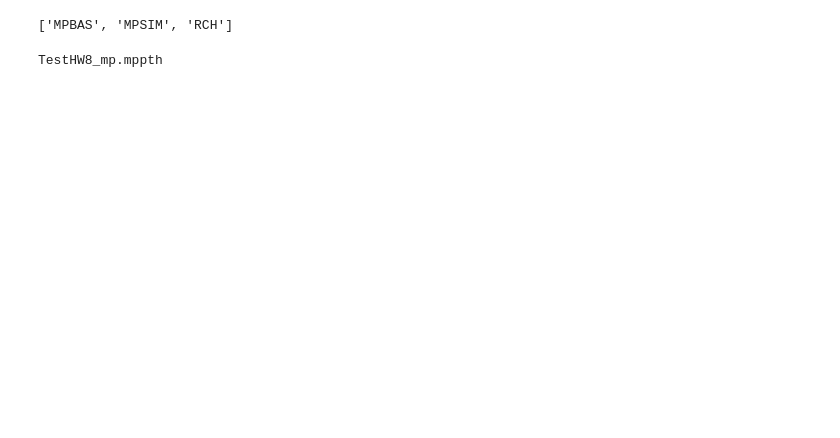
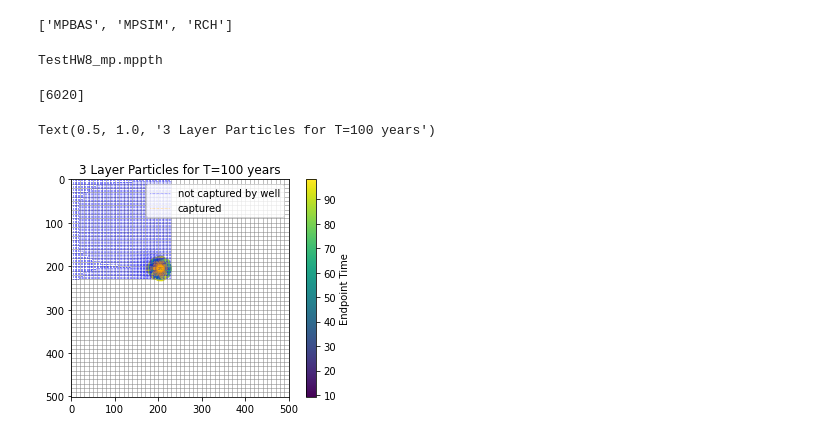
Before and after one commit to GW-modelling-Spring2021/hws-PortilloD, a Jupyter notebook: Assignment/HW8 ReverseMidterm/TestHW8.ipynb, the cells around one changed output. Drawn from its saved outputs; the diff is of its cells as text; code cells hidden in the pictures; blank space fills up the shorter version.

Commit message:
HW 8 WHAT PARTICLES
Lets see if this is riight.....

```diff
--- a/Assignment/HW8 ReverseMidterm/TestHW8.ipynb
+++ b/Assignment/HW8 ReverseMidterm/TestHW8.ipynb
@@ -23,8 +23,8 @@ import csv
 ### 1. Create the model
 # %%
 modelname = "TestHW8"
-#moddir=r"C:\Users\Dalia\OneDrive\Documents\SPRING21\582-GWMod\hws-PortilloD\Assignment\HW8 ReverseMidterm\mf2005.exe"
-moddir=r"C:\Users\Quilson2\OneDrive\Documents\SPRING21\582-GWMod\hws-PortilloD\Assignment\HW8 ReverseMidterm\mf2005.exe"
+moddir=r"C:\Users\Dalia\OneDrive\Documents\SPRING21\582-GWMod\hws-PortilloD\Assignment\HW8 ReverseMidterm\mf2005.exe"
+#moddir=r"C:\Users\Quilson2\OneDrive\Documents\SPRING21\582-GWMod\hws-PortilloD\Assignment\HW8 ReverseMidterm\mf2005.exe"
 m = flopy.modflow.Modflow(modelname, exe_name = moddir)
 # %%
 #optional delete old run files
@@ -522,3 +524,5 @@ nodewell3 = m.dis.get_node([(2,well_loc[1], well_loc[2])])
 print(nodewell3)
 pwell3 = pthobj.get_destination_pathline_data(dest_cells=nodewell3)
 ewell3 = e3.get_destination_endpoint_data(dest_cells=nodewell3)
+# %% [output]
+[6020]
@@ -525,30 +533,34 @@ ewell3 = e3.get_destination_endpoint_data(dest_cells=nodewell3)
 # %%
 #f, axes = plt.plot(figsize=(10, 5))
 
 '''ax = axes[0]
 #fig = plt.figure(figsize=(10, 10))
 #ax = fig.add_subplot(1, 1, 1)
 
 ax.set_aspect('equal')
 ax.set_title('1 Layer Scenario Flowlines')
 mm = flopy.plot.PlotMapView(model=m1, ax=ax)
 mm.plot_grid(lw=0.5)
 mm.plot_pathline(pall1, layer='all', color='blue', lw=0.5, linestyle=':', label='not captured by well') #,marker='o', markercolor='black', markersize=3, markerevery=5)
 mm.plot_pathline(pwell1, layer='all', color='orange', lw=0.5, linestyle=':', label='captured') # ,marker='o', markercolor='black', markersize=3, markerevery=5)
 mm.ax.legend();'''
 mm = flopy.plot.PlotMapView(model=m)
 #ax = axes
 #fig = plt.figure(figsize=(10, 10))
 #ax = fig.add_subplot(1, 1, 1)
 
 
 #mm.plot.title('3 Layer Scenario Flowlines')
 mm.plot_grid(lw=0.5)
 mm.plot_pathline(pall3, layer='all', color='blue', lw=0.5, linestyle=':', label='not captured by well') #,marker='o', markercolor='black', markersize=3, markerevery=5)
 mm.plot_pathline(pwell3, layer='all', color='orange', lw=0.5, linestyle=':', label='captured') # ,marker='o', markercolor='black', markersize=3, markerevery=5)
 mm.ax.legend();
 mm.plot_endpoint(ewell3, direction='starting', colorbar=True)
 mm.plot_pathline(ewell3, layer='all', color='orange', lw=0.5, linestyle=':', label='3 layer') # ,marker='o', markercolor='black', markersize=3, markerevery=5)
 plt.yticks([1, 100, 200, 300, 400,500], ['500', '400', '300','200','100','0'])
+plt.title('3 Layer Particles for T=100 years')
 #plt.tight_layout();
 #plt.savefig('Pathlines.png')
+# %% [output]
+Text(0.5, 1.0, '3 Layer Particles for T=100 years')
+[figure, added]
```
Also changed, not shown: parts of 11 cells of this notebook, 24 other files.
